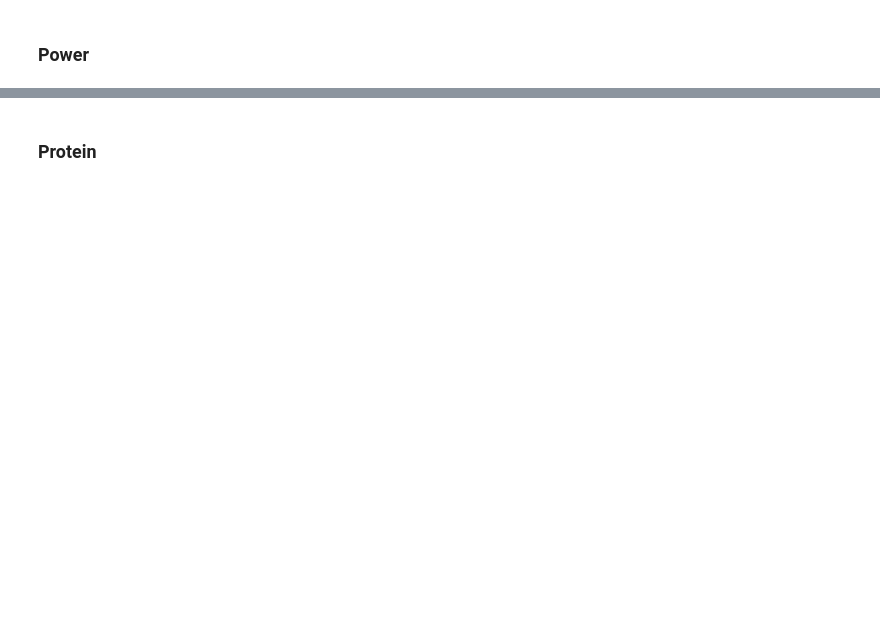
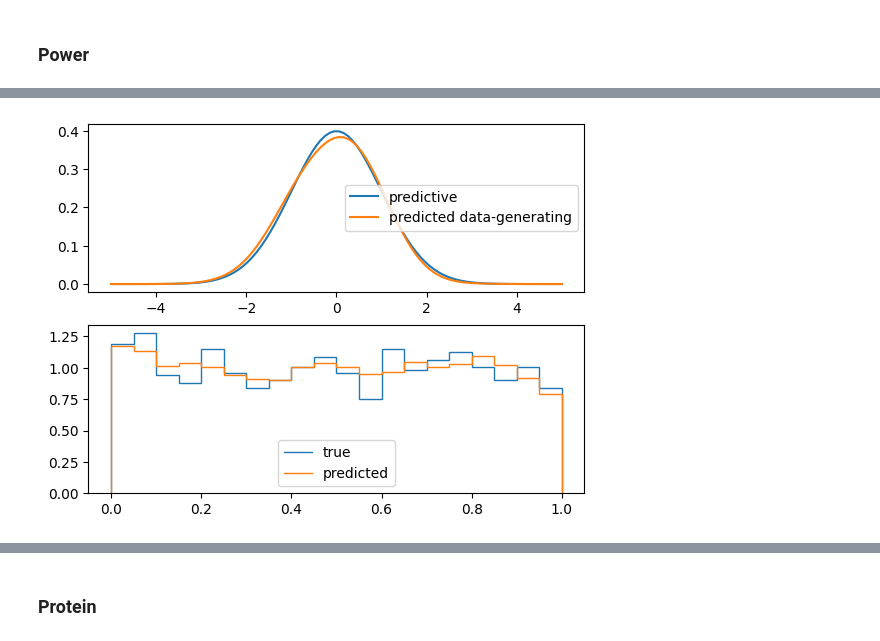
Before and after one commit to podondra/calibration, a Jupyter notebook: experiment.ipynb, the cells around one changed output, grey strips where cells are left out. Drawn from its saved outputs; the diff is of its cells as text; code cells hidden in the pictures; blank space fills up the shorter version.

```diff
--- a/experiment.ipynb
+++ b/experiment.ipynb
@@ -175,4 +284,6 @@ diagnose(pit_hist_dn_power)
 # %%
-pit_hist_de_power = pit_hist(load_de("models/major-sunset-175.pt"), powerset)
+pit_hist_de_power = pit_hist(load_de("models/elated-surf-3.pt"), powerset)
 diagnose(pit_hist_de_power)
+# %% [output]
+[figure, added]
 # %%
```
Also changed, not shown: parts of 22 cells of this notebook.
